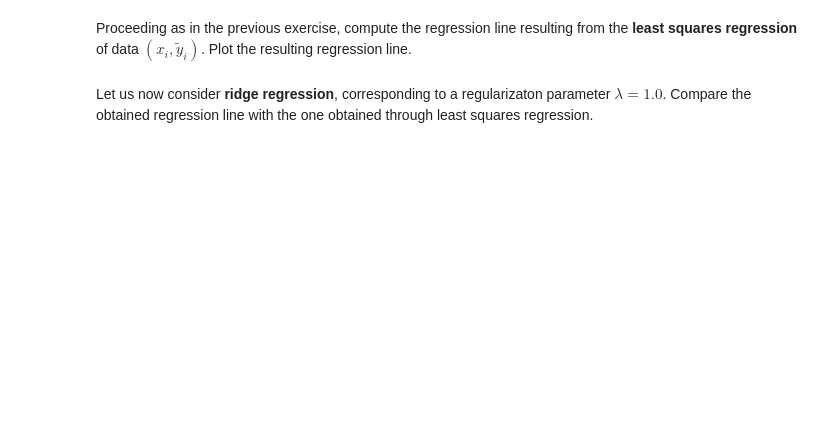
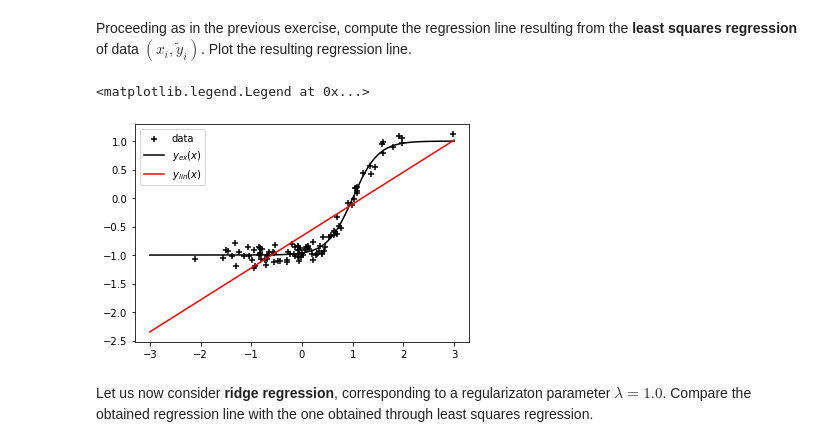
Before and after one commit to biromiro/polimi-naml, a Jupyter notebook: lab-03/LS-ridge-kernel_regression.ipynb, the cells around one changed output. Saved outputs shown, nothing was run; the diff lists cells and outputs as text; code cells hidden in the pictures; blank space fills up the shorter version.

```diff
--- a/lab-03/LS-ridge-kernel_regression.ipynb
+++ b/lab-03/LS-ridge-kernel_regression.ipynb
@@ -84,4 +141,17 @@ plt.legend()
 # %% [markdown]
 Proceeding as in the previous exercise, compute the regression line resulting from the **least squares regression** of data $(x_i, \tilde{y}_i)$. Plot the resulting regression line.
+# %%
+phi = np.block([X[:, None], np.ones((N,1))])
+z = my_pinv2(phi) @ Y
+
+m, q = z
+
+plt.scatter(X,Y, marker = '+', color = 'black', label = 'data')
+plt.plot(X_test, Y_test_ex, color = 'black', label = '$y_{ex}(x)$')
+plt.plot(X_test, m*X_test + q, color = 'red', label = '$y_{lin}(x)$')
+plt.legend()
+# %% [output]
+<matplotlib.legend.Legend at 0x...>
+[figure, added]
 # %% [markdown]
 Let us now consider **ridge regression**, corresponding to a regularizaton parameter $\lambda = 1.0$. Compare the obtained regression line with the one obtained through least squares regression.
```
Also changed, not shown: parts of 18 cells of this notebook, 1 other file.
